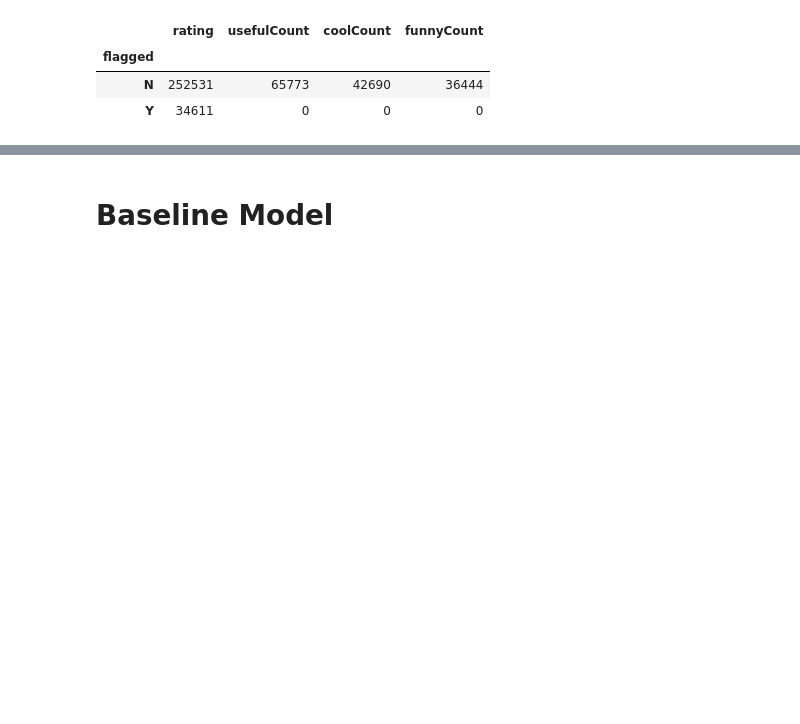
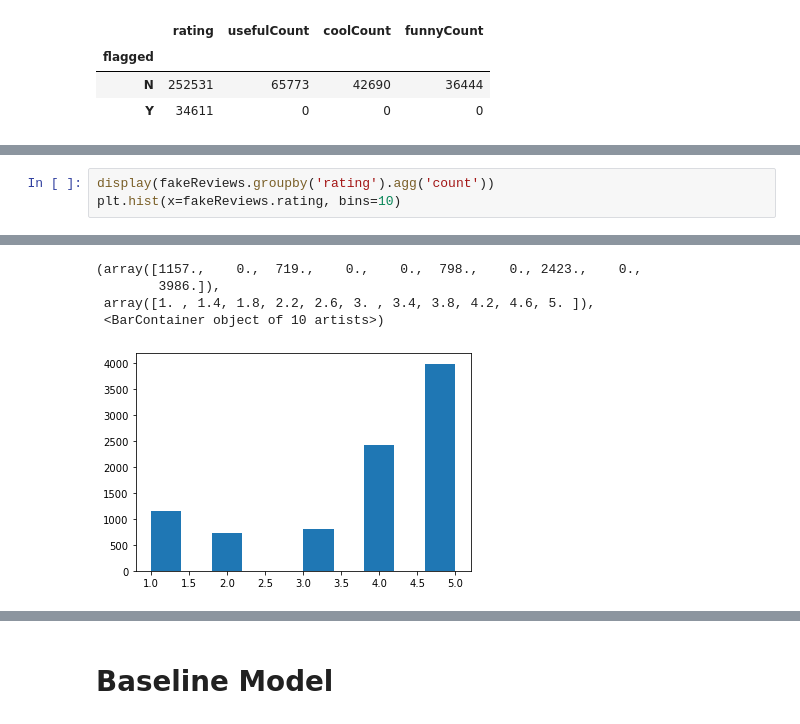
Before and after one commit to yizhang7210/w266-final-project, a Jupyter notebook: notebook.ipynb, the cells around one changed output, grey strips where cells are left out. Saved outputs shown, nothing was run; the diff lists cells and outputs as text; blank space fills up the shorter version.

```diff
--- a/notebook.ipynb
+++ b/notebook.ipynb
@@ -143,0 +163,4 @@ reviews.groupby('flagged').agg('sum')
+# %%
+display(fakeReviews.groupby('rating').agg('count'))
+plt.hist(x=fakeReviews.rating, bins=10)
+# %% [output]
@@ -143,0 +174,5 @@ reviews.groupby('flagged').agg('sum')
+(array([1157.,    0.,  719.,    0.,    0.,  798.,    0., 2423.,    0.,
+        3986.]),
+ array([1. , 1.4, 1.8, 2.2, 2.6, 3. , 3.4, 3.8, 4.2, 4.6, 5. ]),
+ <BarContainer object of 10 artists>)
+[figure, added]
```
Also changed, not shown: parts of 20 cells of this notebook.
